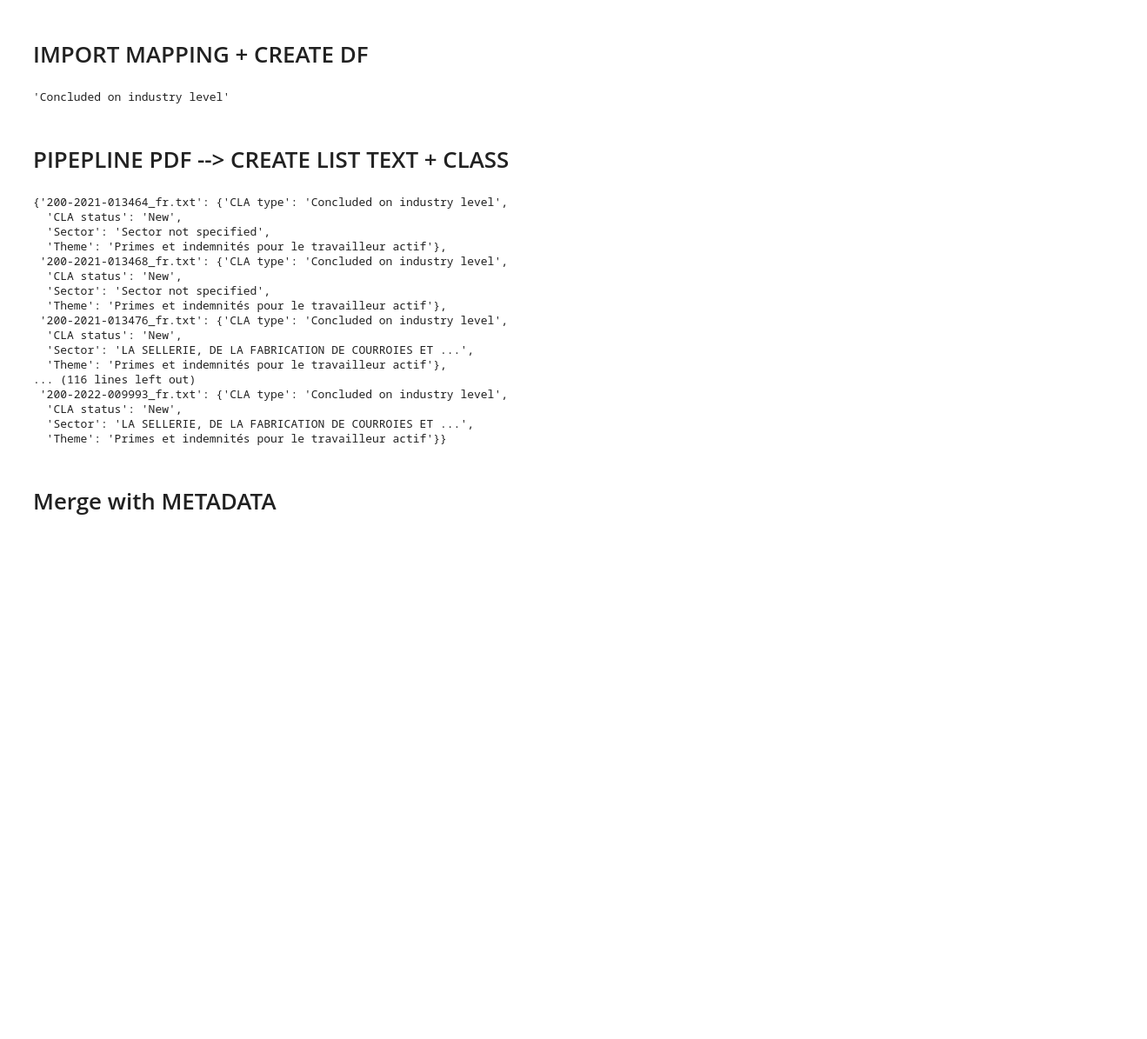
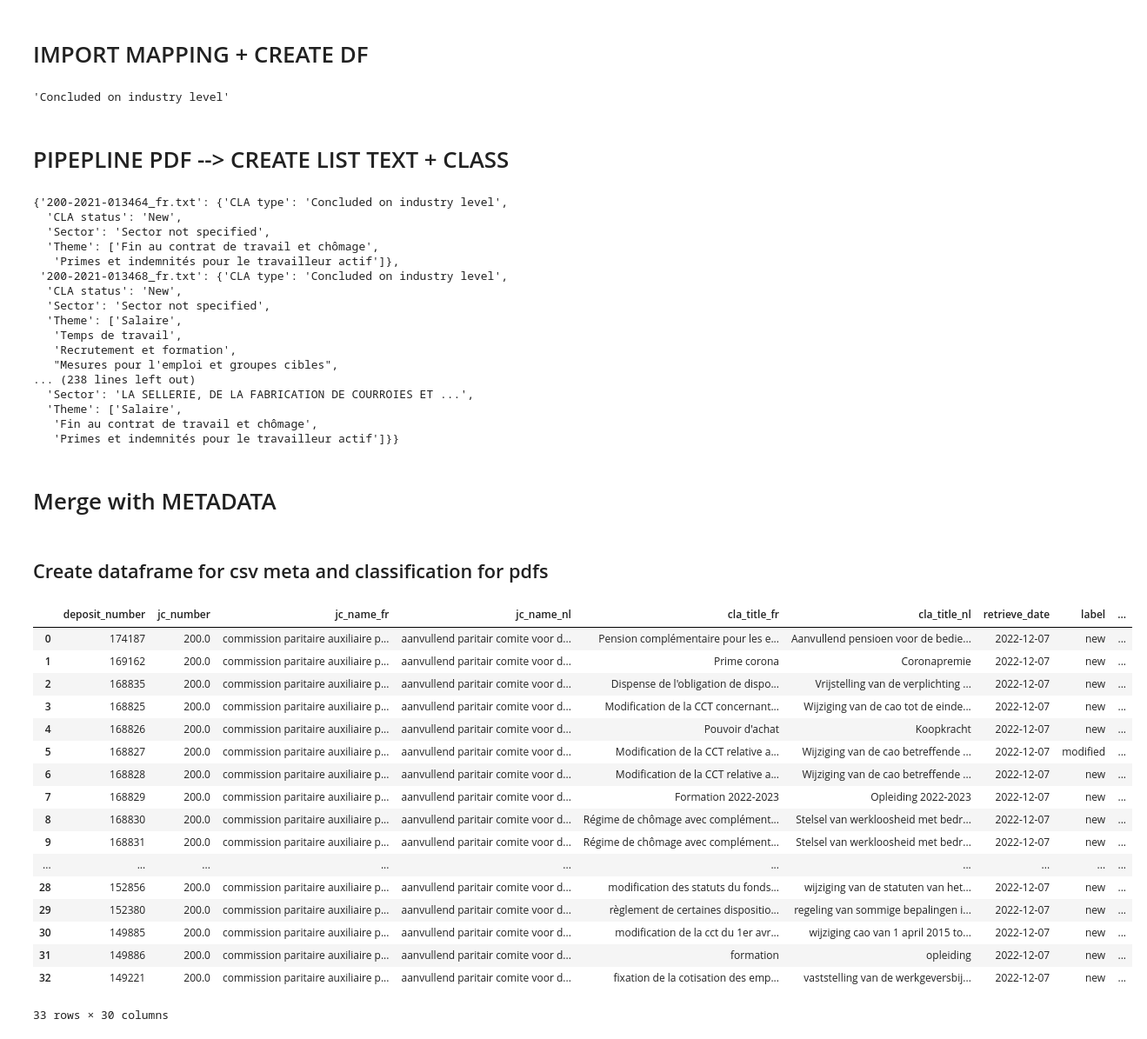
Before and after one commit to old2212/CASKPMG, a Jupyter notebook: Pipeline_all_pdf.ipynb, the cells around one changed output. Shown: that part at 87% size. Drawn from its saved outputs; the diff is of its cells as text; code cells hidden in the pictures; blank space fills up the shorter version.

Commit message:
merged meta + classification

```diff
--- a/Pipeline_all_pdf.ipynb
+++ b/Pipeline_all_pdf.ipynb
@@ -89,12 +91,13 @@ for pdf in all_pdf_titles :
             result_3.append(True)
         else :
             result_3.append(False)
-
+    class_theme = []
     if True in result_3 :
         for elem in elements :
             if elem in pdf_words :
                 if df_theme.loc[df_theme["Key words"]== elem, "Class"].to_string(index=False) not in pdf_class :
-                    pdf_class["Theme"] = (df_theme.loc[df_theme["Key words"]== elem, "Class"].to_string(index=False))
+                    class_theme.append((df_theme.loc[df_theme["Key words"]== elem, "Class"].to_string(index=False)))
+                    pdf_class["Theme"] = class_theme
     else :
         if "Unknown_theme" not in pdf_class :
             pdf_class["Theme"] =  "Unknown_theme"
@@ -106,19 +109,55 @@ dict_pdf
 {'200-2021-013464_fr.txt': {'CLA type': 'Concluded on industry level',
   'CLA status': 'New',
   'Sector': 'Sector not specified',
-  'Theme': 'Primes et indemnités pour le travailleur actif'},
+  'Theme': ['Fin au contrat de travail et chômage',
+   'Primes et indemnités pour le travailleur actif']},
  '200-2021-013468_fr.txt': {'CLA type': 'Concluded on industry level',
   'CLA status': 'New',
   'Sector': 'Sector not specified',
-  'Theme': 'Primes et indemnités pour le travailleur actif'},
- '200-2021-013476_fr.txt': {'CLA type': 'Concluded on industry level',
-  'CLA status': 'New',
+  'Theme': ['Salaire',
+   'Temps de travail',
+   'Recrutement et formation',
+   "Mesures pour l'emploi et groupes cibles",
+... (238 lines left out)
   'Sector': 'LA SELLERIE, DE LA FABRICATION DE COURROIES ET ...',
-  'Theme': 'Primes et indemnités pour le travailleur actif'},
-... (116 lines left out)
- '200-2022-009993_fr.txt': {'CLA type': 'Concluded on industry level',
-  'CLA status': 'New',
-  'Sector': 'LA SELLERIE, DE LA FABRICATION DE COURROIES ET ...',
-  'Theme': 'Primes et indemnités pour le travailleur actif'}}
+  'Theme': ['Salaire',
+   'Fin au contrat de travail et chômage',
+   'Primes et indemnités pour le travailleur actif']}}
 # %% [markdown]
 # Merge with METADATA
+# %% [markdown]
+## Create dataframe for csv meta and classification for pdfs
+# %%
+# Create DF for classification
+
+df_dict_pdf = pd.DataFrame(dict_pdf).T.reset_index(level=0)
+df_dict_pdf.rename(columns={df_dict_pdf.columns[0]: "filename"}, inplace = True)
+df_dict_pdf["filename"] = df_dict_pdf["filename"].str.rstrip('_fr.txt')
+# %%
+# Create DF with meta
+df_csv = pd.read_csv("CLA_meta_from_2018.csv")
+df_csv["filename"] = df_csv["filename"].str.rstrip('.pdf')
+df_csv = df_csv.loc[df_csv["filename"].str.startswith('200', na=False)]
+# %%
+# Merge both df on filename
+merged_df = pd.merge(df_csv, df_dict_pdf, on="filename")
+merged_df
+# %% [output]
+|  | deposit_number | jc_number | jc_name_fr | jc_name_nl | cla_title_fr | cla_title_nl | retrieve_date | label | ... |
+| 0 | 174187 | 200.0 | commission paritaire auxiliaire p... | aanvullend paritair comite voor d... | Pension complémentaire pour les e... | Aanvullend pensioen voor de bedie... | 2022-12-07 | new | ... |
+| 1 | 169162 | 200.0 | commission paritaire auxiliaire p... | aanvullend paritair comite voor d... | Prime corona | Coronapremie | 2022-12-07 | new | ... |
+| 2 | 168835 | 200.0 | commission paritaire auxiliaire p... | aanvullend paritair comite voor d... | Dispense de l'obligation de dispo... | Vrijstelling van de verplichting ... | 2022-12-07 | new | ... |
+| 3 | 168825 | 200.0 | commission paritaire auxiliaire p... | aanvullend paritair comite voor d... | Modification de la CCT concernant... | Wijziging van de cao tot de einde... | 2022-12-07 | new | ... |
+| 4 | 168826 | 200.0 | commission paritaire auxiliaire p... | aanvullend paritair comite voor d... | Pouvoir d'achat | Koopkracht | 2022-12-07 | new | ... |
+| 5 | 168827 | 200.0 | commission paritaire auxiliaire p... | aanvullend paritair comite voor d... | Modification de la CCT relative a... | Wijziging van de cao betreffende ... | 2022-12-07 | modified | ... |
+| 6 | 168828 | 200.0 | commission paritaire auxiliaire p... | aanvullend paritair comite voor d... | Modification de la CCT relative a... | Wijziging van de cao betreffende ... | 2022-12-07 | new | ... |
+| 7 | 168829 | 200.0 | commission paritaire auxiliaire p... | aanvullend paritair comite voor d... | Formation 2022-2023 | Opleiding 2022-2023 | 2022-12-07 | new | ... |
+| 8 | 168830 | 200.0 | commission paritaire auxiliaire p... | aanvullend paritair comite voor d... | Régime de chômage avec complément... | Stelsel van werkloosheid met bedr... | 2022-12-07 | new | ... |
+| 9 | 168831 | 200.0 | commission paritaire auxiliaire p... | aanvullend paritair comite voor d... | Régime de chômage avec complément... | Stelsel van werkloosheid met bedr... | 2022-12-07 | new | ... |
+| ... | ... | ... | ... | ... | ... | ... | ... | ... | ... |
+| 28 | 152856 | 200.0 | commission paritaire auxiliaire p... | aanvullend paritair comite voor d... | modification des statuts du fonds... | wijziging van de statuten van het... | 2022-12-07 | new | ... |
+| 29 | 152380 | 200.0 | commission paritaire auxiliaire p... | aanvullend paritair comite voor d... | règlement de certaines dispositio... | regeling van sommige bepalingen i... | 2022-12-07 | new | ... |
+| 30 | 149885 | 200.0 | commission paritaire auxiliaire p... | aanvullend paritair comite voor d... | modification de la cct du 1er avr... | wijziging cao van 1 april 2015 to... | 2022-12-07 | new | ... |
+| 31 | 149886 | 200.0 | commission paritaire auxiliaire p... | aanvullend paritair comite voor d... | formation | opleiding | 2022-12-07 | new | ... |
+| 32 | 149221 | 200.0 | commission paritaire auxiliaire p... | aanvullend paritair comite voor d... | fixation de la cotisation des emp... | vaststelling van de werkgeversbij... | 2022-12-07 | new | ... |
+33 rows × 30 columns
```
Also changed, not shown: parts of 1 cell of this notebook.
